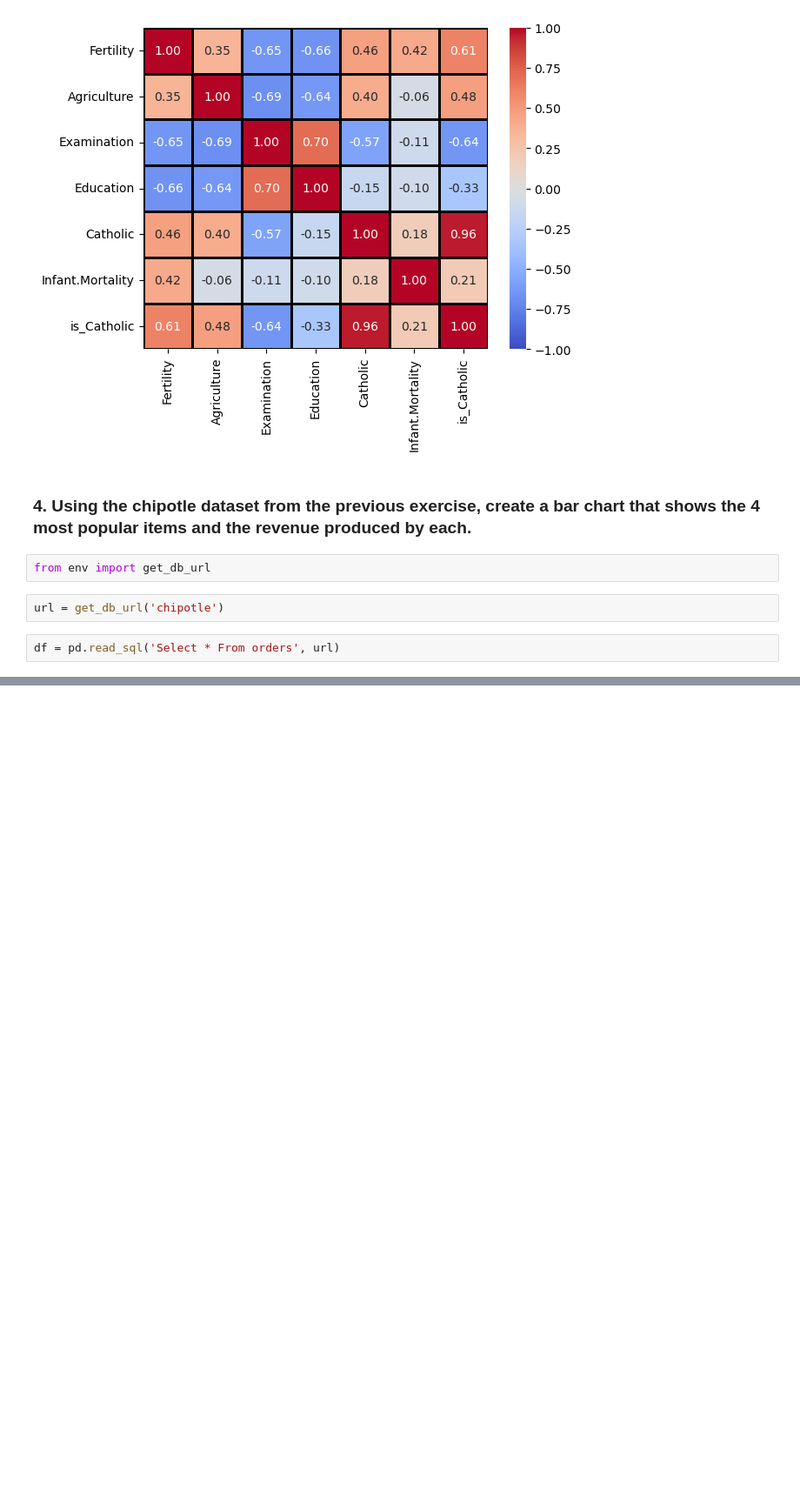
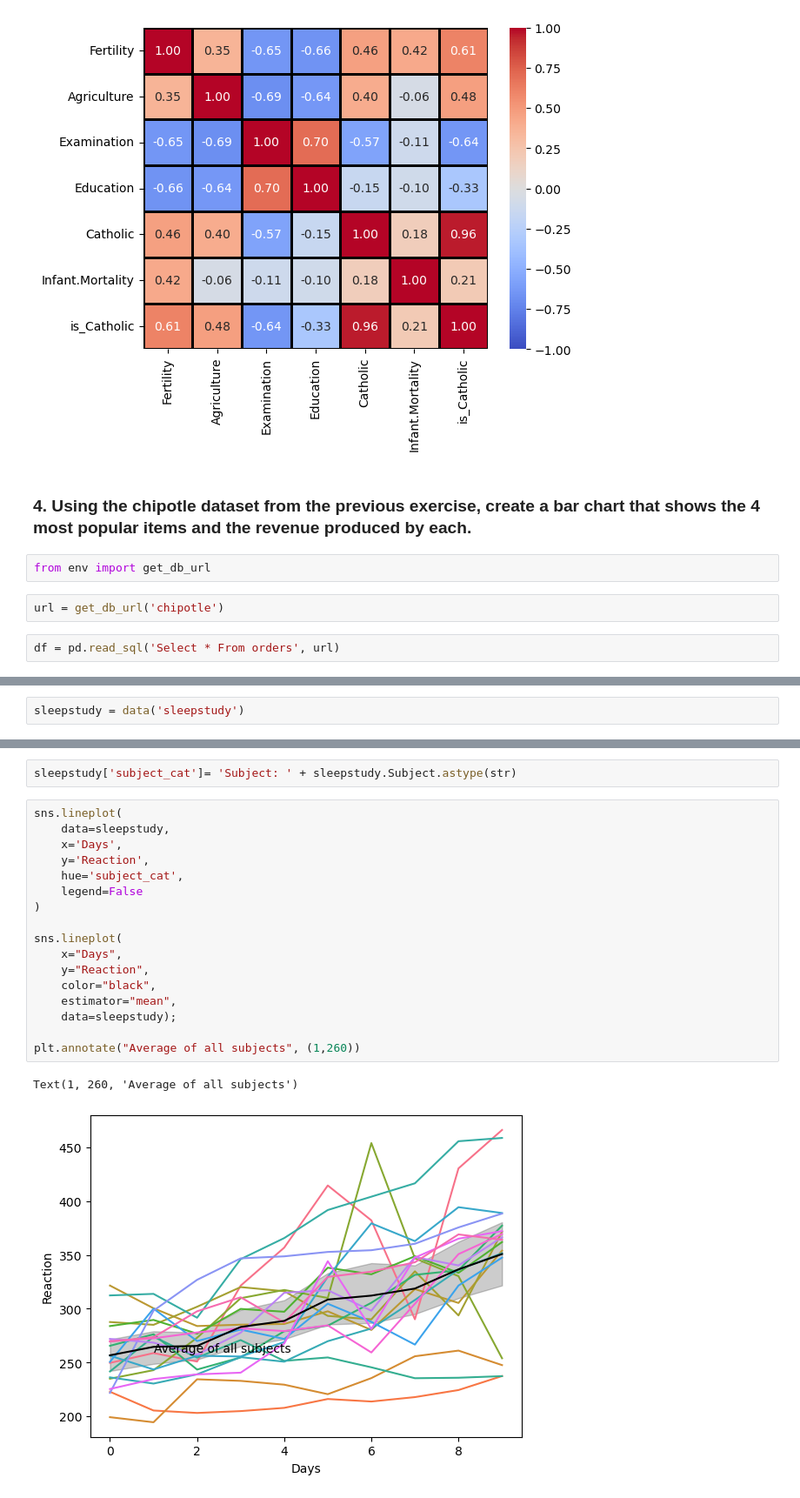
Before and after one commit to Jburch01/numpy-pandas-visualization-exercises, a Jupyter notebook: seaborn_exercises.ipynb, the cells around one changed output, grey strips where cells are left out. Shown at 87% size. Saved outputs shown, nothing was run; the diff lists cells and outputs as text; blank space fills up the shorter version.

```diff
--- a/seaborn_exercises.ipynb
+++ b/seaborn_exercises.ipynb
@@ -283,0 +317,2 @@ sns.barplot(data=most_popular, x='item_name', y="Total_revenue")
+# %%
+sleepstudy = data('sleepstudy')
@@ -283,0 +346,22 @@ sns.barplot(data=most_popular, x='item_name', y="Total_revenue")
+# %%
+sleepstudy['subject_cat']= 'Subject: ' + sleepstudy.Subject.astype(str)
+# %%
+sns.lineplot(
+    data=sleepstudy,
+    x='Days',
+    y='Reaction',
+    hue='subject_cat',
+    legend=False
+)
+
+sns.lineplot(
+    x="Days",
+    y="Reaction",
+    color="black",
+    estimator="mean",
+    data=sleepstudy);
+
+plt.annotate("Average of all subjects", (1,260))
+# %% [output]
+Text(1, 260, 'Average of all subjects')
+[figure, added]
```
Also changed, not shown: parts of 15 cells of this notebook.
